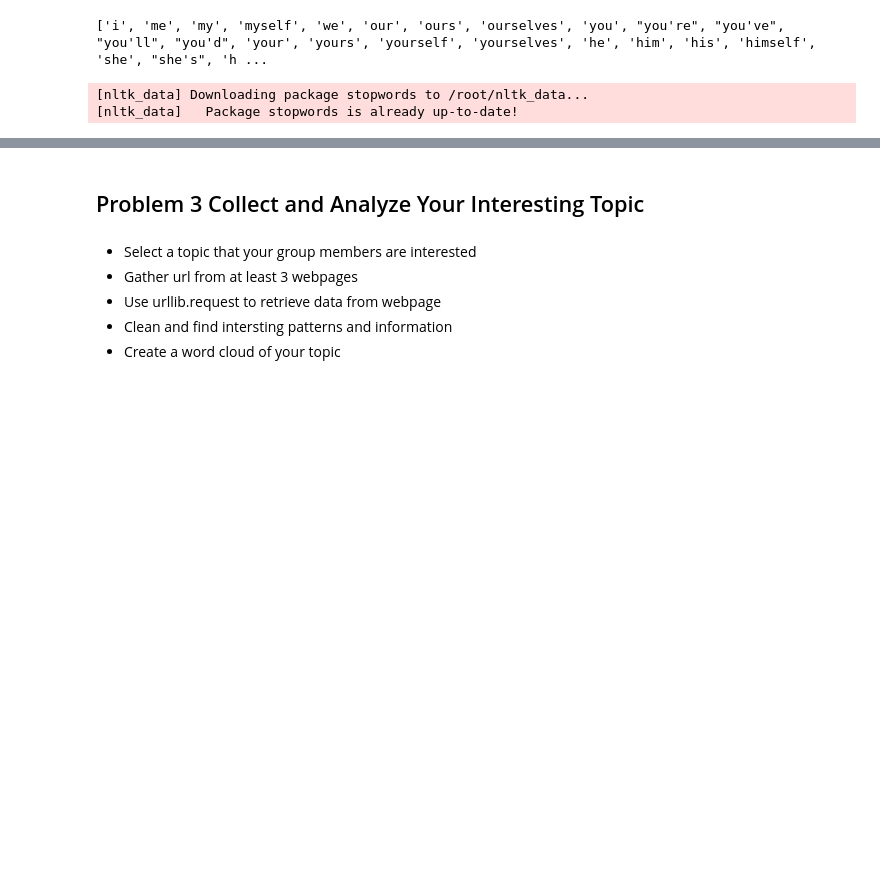
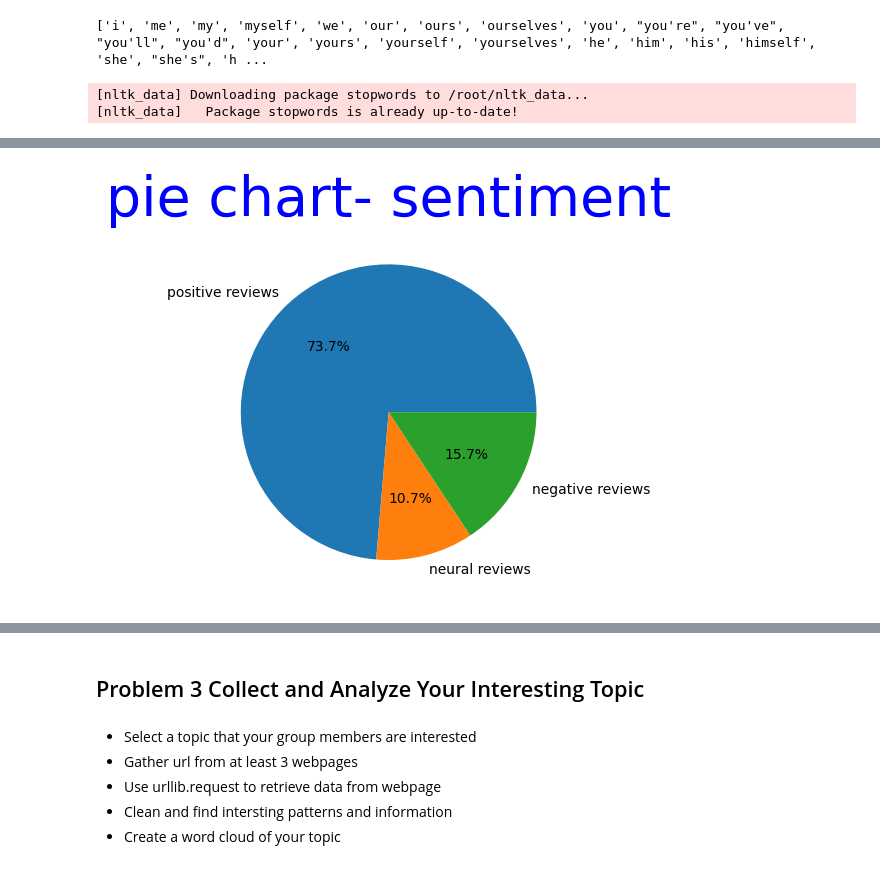
Before and after one commit to Ratchadakorn26/Data-Warehouse-and-Big-Data-Analytics-66, a Jupyter notebook: Project1_66.ipynb, the cells around one changed output, grey strips where cells are left out. Drawn from its saved outputs; the diff is of its cells as text; code cells hidden in the pictures; blank space fills up the shorter version.

```diff
--- a/Project1_66.ipynb
+++ b/Project1_66.ipynb
@@ -470,0 +450,11 @@ generate_word_cloud(freq_NG, 'Neutral Sentiment Word Cloud')
+# %%
+ pie= [(positive_reviews['sentiment'].count()),(neural_reviews['sentiment'].count()),(negative_reviews['sentiment'].count())]
+# %%
+from matplotlib.backend_bases import colors
+my_labels =['positive reviews','neural reviews','negative reviews']
+y = np.array( pie)
+plt.pie(y, labels = my_labels,autopct='%1.1f%%')
+plt.title("pie chart- sentiment",fontsize=40,color ='b')
+plt.show()
+# %% [output]
+[figure, added]
```
Also changed, not shown: parts of 27 cells of this notebook.
